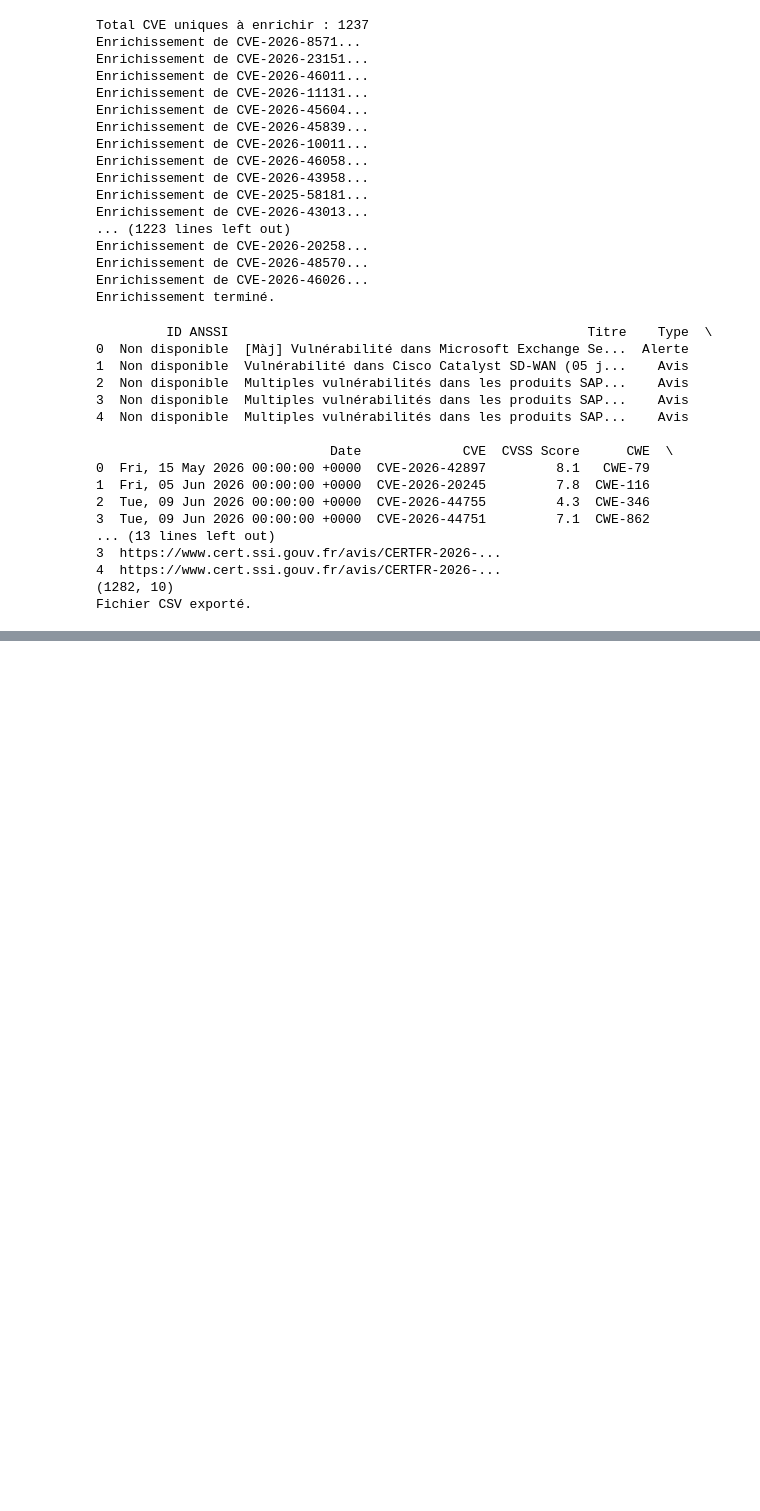
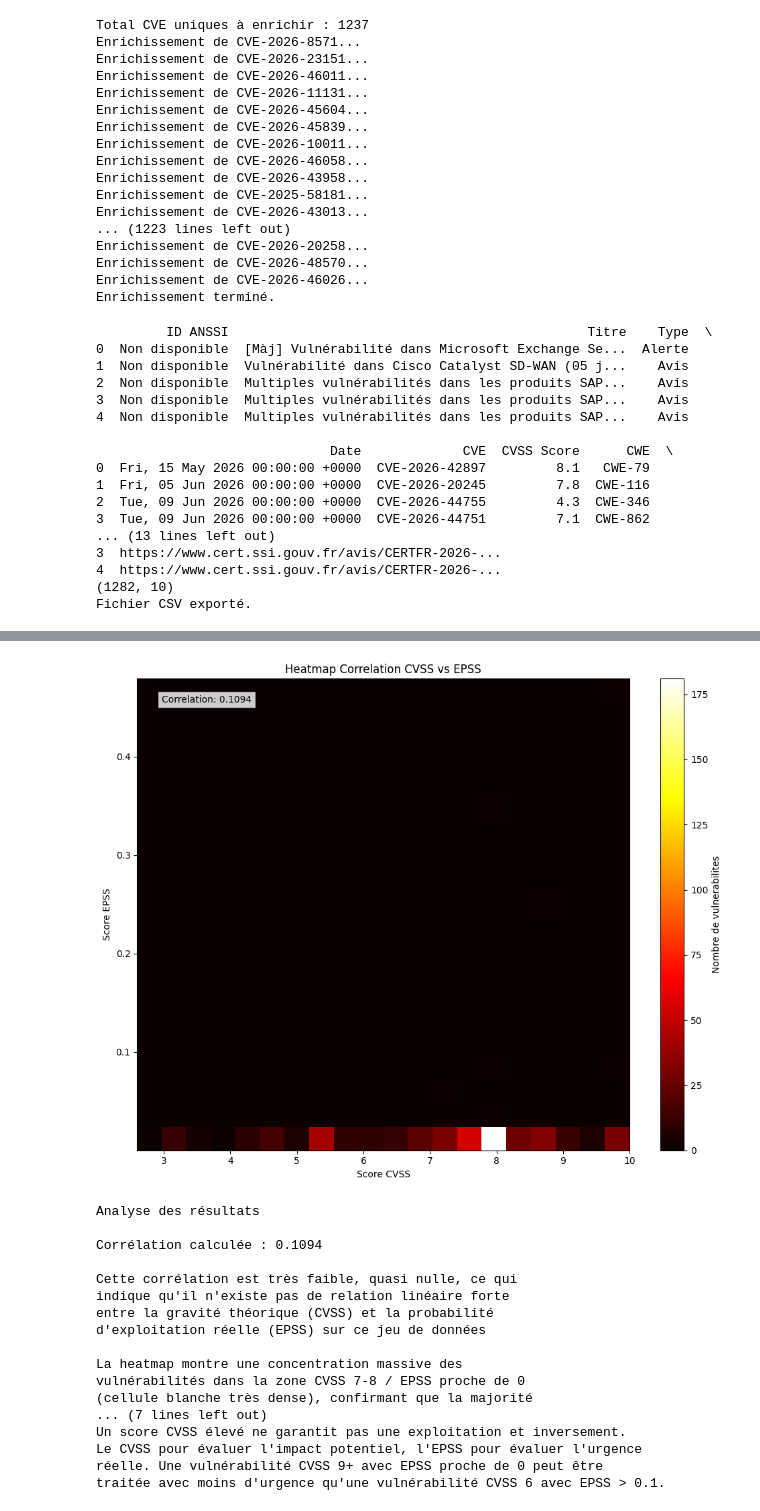
Before and after one commit to imtoatb/Analyse-des-Avis-et-Alertes-ANSSI-avec-Enrichissement-des-CVE, a Jupyter notebook: analyse_anssi.ipynb, the cells around one changed output, grey strips where cells are left out. Cells and saved outputs as stored; diff of their text form; code cells hidden in the pictures; blank space fills up the shorter version.

```diff
--- a/analyse_anssi.ipynb
+++ b/analyse_anssi.ipynb
@@ -263,0 +925,76 @@ Fichier CSV exporté.
+# %%
+#Heatmap de correlation CVSS vs EPSS
+
+import matplotlib.pyplot as plt
+import numpy as np
+
+corr_df = df[['CVSS Score', 'EPSS Score']].dropna()
+
+
+#.historogram2d = créer une matrice 2d, bins = nombre d'intervalles pour chaque variable
+heatmap_data, xedges, yedges = np.histogram2d(corr_df['CVSS Score'], corr_df['EPSS Score'], bins=20)
+
+
+
+fig, ax = plt.subplots(figsize=(10, 8))
+
+#imshow = afficher la matrice 2d, origin = 'lower' pour avoir les axes dans le bon sens, aspect = cases soient carrées, extent = axes soient aux bonnes échelles, cmap = 'hot' pour une palette de couleurs chaudes, interpolation = ne pas lisser les couleurs
+im = ax.imshow(heatmap_data.T, origin='lower', aspect='auto', extent=[xedges[0], xedges[-1], yedges[0], yedges[-1]], cmap='hot', interpolation='nearest')
+
+ax.set_xlabel('Score CVSS')
+ax.set_ylabel('Score EPSS')
+ax.set_title('Heatmap Correlation CVSS vs EPSS')
+plt.colorbar(im, ax=ax, label='Nombre de vulnerabilites')
+
+correlation = corr_df['CVSS Score'].corr(corr_df['EPSS Score'])
+#.text = ajouter du texte sur le graphique, transform = position texte par rapport à l'axe, bbox = mettre le texte dans une boîte
+ax.text(0.05, 0.95, f'Correlation: {correlation:.4f}', transform = ax.transAxes, bbox = dict(facecolor = 'white', alpha = 0.8))
+
+plt.tight_layout()
+plt.show()
+
+
+
+print("\n\nAnalyse des résultats")
+print(f"""
+Corrélation calculée : 0.1094
+
+Cette corrélation est très faible, quasi nulle, ce qui
+indique qu'il n'existe pas de relation linéaire forte
+entre la gravité théorique (CVSS) et la probabilité
+d'exploitation réelle (EPSS) sur ce jeu de données
+
+La heatmap montre une concentration massive des
+vulnérabilités dans la zone CVSS 7-8 / EPSS proche de 0
+(cellule blanche très dense), confirmant que la majorité
+des CVE à fort impact potentiel restent peu exploitées
+en pratique
+
+Quelques points isolés à EPSS élevé (0.25-0.48) se situent
+sur une plage de CVSS variée, sans tendance claire vers
+les scores les plus élevés.
+
+Un score CVSS élevé ne garantit pas une exploitation et inversement.
+Le CVSS pour évaluer l'impact potentiel, l'EPSS pour évaluer l'urgence
+réelle. Une vulnérabilité CVSS 9+ avec EPSS proche de 0 peut être
+traitée avec moins d'urgence qu'une vulnérabilité CVSS 6 avec EPSS > 0.1.
+""")
+# %% [output]
+[figure, added]
+Analyse des résultats
+
+Corrélation calculée : 0.1094
+
+Cette corrélation est très faible, quasi nulle, ce qui
+indique qu'il n'existe pas de relation linéaire forte
+entre la gravité théorique (CVSS) et la probabilité
+d'exploitation réelle (EPSS) sur ce jeu de données
+
+La heatmap montre une concentration massive des
+vulnérabilités dans la zone CVSS 7-8 / EPSS proche de 0
+(cellule blanche très dense), confirmant que la majorité
+... (7 lines left out)
+Un score CVSS élevé ne garantit pas une exploitation et inversement.
+Le CVSS pour évaluer l'impact potentiel, l'EPSS pour évaluer l'urgence
+réelle. Une vulnérabilité CVSS 9+ avec EPSS proche de 0 peut être
+traitée avec moins d'urgence qu'une vulnérabilité CVSS 6 avec EPSS > 0.1.
```
Also changed, not shown: parts of 35 cells of this notebook, 6 other files.
